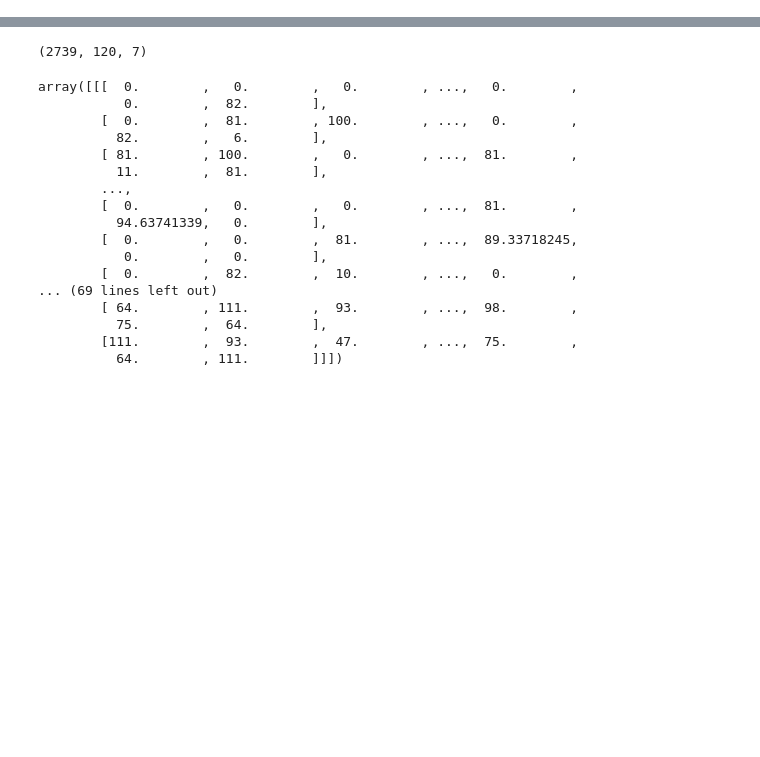
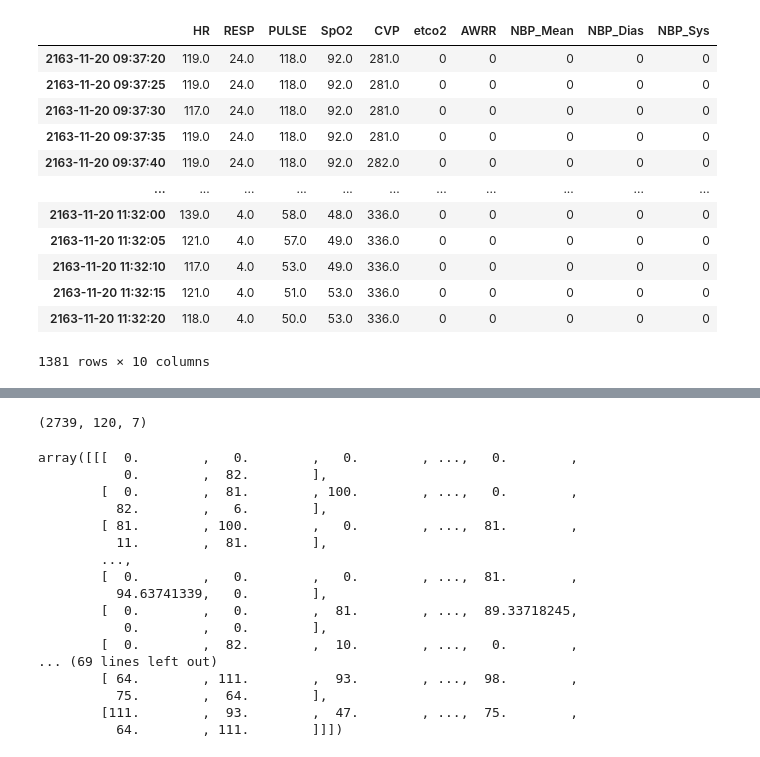
Before and after one commit to travistangvh/time-series-kafka-demo, a Jupyter notebook: bin/explore_torch.ipynb, the cells around one changed output, grey strips where cells are left out. Cells and saved outputs as stored; diff of their text form; code cells hidden in the pictures; blank space fills up the shorter version.

```diff
--- a/bin/explore_torch.ipynb
+++ b/bin/explore_torch.ipynb
@@ -75,0 +317,16 @@ To adjust logging level use sc.setLogLevel(newLevel). For SparkR, use setLogLeve
+# %%
+positive_df
+# %% [output]
+|  | HR | RESP | PULSE | SpO2 | CVP | etco2 | AWRR | NBP_Mean | NBP_Dias | NBP_Sys |
+| 2163-11-20 09:37:20 | 119.0 | 24.0 | 118.0 | 92.0 | 281.0 | 0 | 0 | 0 | 0 | 0 |
+| 2163-11-20 09:37:25 | 119.0 | 24.0 | 118.0 | 92.0 | 281.0 | 0 | 0 | 0 | 0 | 0 |
+| 2163-11-20 09:37:30 | 117.0 | 24.0 | 118.0 | 92.0 | 281.0 | 0 | 0 | 0 | 0 | 0 |
+| 2163-11-20 09:37:35 | 119.0 | 24.0 | 118.0 | 92.0 | 281.0 | 0 | 0 | 0 | 0 | 0 |
+| 2163-11-20 09:37:40 | 119.0 | 24.0 | 118.0 | 92.0 | 282.0 | 0 | 0 | 0 | 0 | 0 |
+| ... | ... | ... | ... | ... | ... | ... | ... | ... | ... | ... |
+| 2163-11-20 11:32:00 | 139.0 | 4.0 | 58.0 | 48.0 | 336.0 | 0 | 0 | 0 | 0 | 0 |
+| 2163-11-20 11:32:05 | 121.0 | 4.0 | 57.0 | 49.0 | 336.0 | 0 | 0 | 0 | 0 | 0 |
+| 2163-11-20 11:32:10 | 117.0 | 4.0 | 53.0 | 49.0 | 336.0 | 0 | 0 | 0 | 0 | 0 |
+| 2163-11-20 11:32:15 | 121.0 | 4.0 | 51.0 | 53.0 | 336.0 | 0 | 0 | 0 | 0 | 0 |
+| 2163-11-20 11:32:20 | 118.0 | 4.0 | 50.0 | 53.0 | 336.0 | 0 | 0 | 0 | 0 | 0 |
+1381 rows × 10 columns
```
Also changed, not shown: parts of 18 cells of this notebook, 7 other files.
